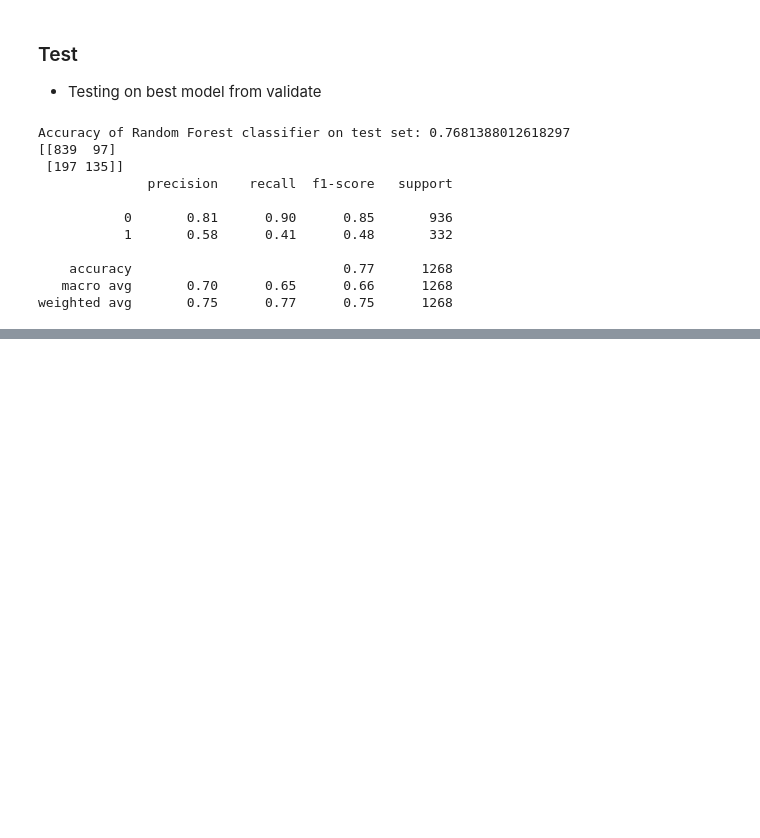
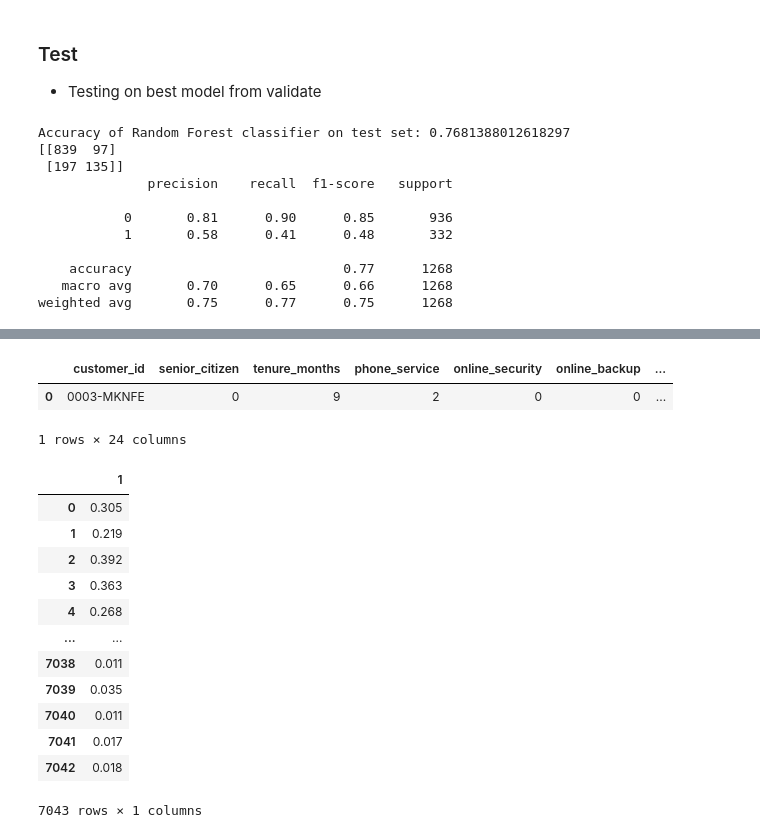
Before and after one commit to ThompsonBethany01/Telco_Churn, a Jupyter notebook: Modeling.ipynb, the cells around one changed output, grey strips where cells are left out. Saved outputs shown, nothing was run; the diff lists cells and outputs as text; code cells hidden in the pictures; blank space fills up the shorter version.

```diff
--- a/Modeling.ipynb
+++ b/Modeling.ipynb
@@ -708,0 +713,30 @@ weighted avg       0.75      0.77      0.75      1268
+# %%
+X = df[['tech_support','auto_payment','service_type','contract_type','monthly_charges']]
+
+# Caveat: X needs to have the same columns as the X_train that was used to fit the model
+
+# model.predict(X) gives us predictions for the entire dataframe
+df['prediction'] = rf3.predict(X)
+df.head(1)
+# %% [output]
+|  | customer_id | senior_citizen | tenure_months | phone_service | online_security | online_backup | ... |
+| 0 | 0003-MKNFE | 0 | 9 | 2 | 0 | 0 | ... |
+1 rows × 24 columns
+# %%
+df_prob = pd.DataFrame(rf3.predict_proba(X))
+df_prob = df_prob.drop(0,axis=1)
+df_prob.round(3)
+# %% [output]
+|  | 1 |
+| 0 | 0.305 |
+| 1 | 0.219 |
+| 2 | 0.392 |
+| 3 | 0.363 |
+| 4 | 0.268 |
+| ... | ... |
+| 7038 | 0.011 |
+| 7039 | 0.035 |
+| 7040 | 0.011 |
+| 7041 | 0.017 |
+| 7042 | 0.018 |
+7043 rows × 1 columns
```
Also changed, not shown: parts of 4 cells of this notebook.
